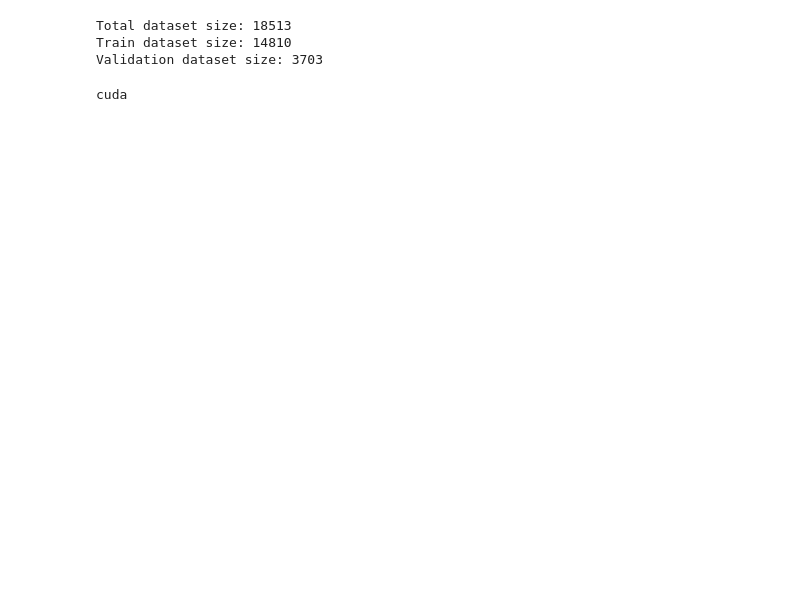
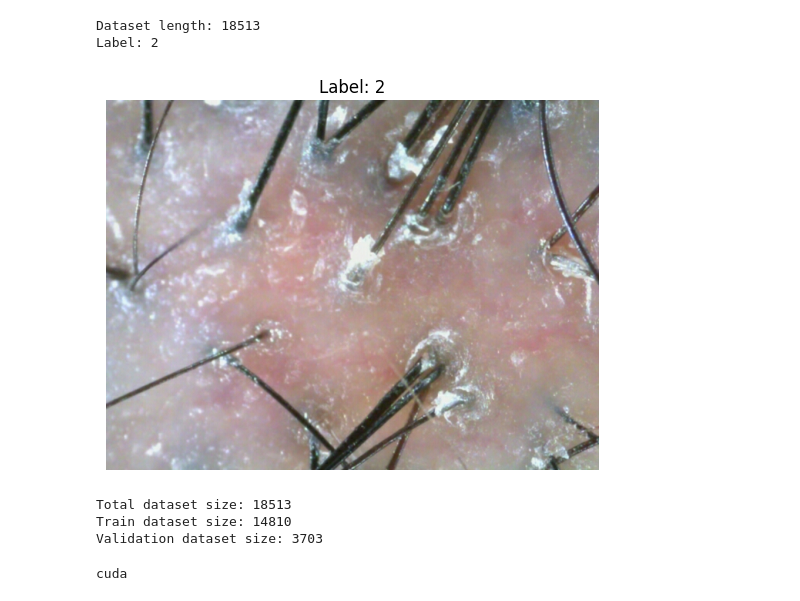
Before and after one commit to Ai-BT/HairLoss, a Jupyter notebook: train.ipynb, the cells around one changed output. Cells and saved outputs as stored; diff of their text form; code cells hidden in the pictures; blank space fills up the shorter version.

```diff
--- a/train.ipynb
+++ b/train.ipynb
@@ -43,22 +43,26 @@ class HairLossDataset(Dataset):
 image_dir = "./data/train/image"
 json_dir = "./data/train/json"
 # %%
-# # Dataset check
-# dataset = HairLossDataset(image_dir, json_dir)
+# Dataset check
+dataset = HairLossDataset(image_dir, json_dir)
 
-# # 데이터셋 길이 확인
-# print(f"Dataset length: {len(dataset)}")
+# 데이터셋 길이 확인
+print(f"Dataset length: {len(dataset)}")
 
-# # 데이터셋에서 첫 번째 샘플 확인
-# if len(dataset) > 0:
-#     image, label = dataset[0]
-#     print(f"Label: {label}")
-#     plt.imshow(image)
-#     plt.title(f"Label: {label}")
-#     plt.axis("off")
-#     plt.show()
-# else:
-#     print("Dataset is empty!")
+# 데이터셋에서 첫 번째 샘플 확인
+if len(dataset) > 0:
+    image, label = dataset[0]
+    print(f"Label: {label}")
+    plt.imshow(image)
+    plt.title(f"Label: {label}")
+    plt.axis("off")
+    plt.show()
+else:
+    print("Dataset is empty!")
+# %% [output]
+Dataset length: 18513
+Label: 2
+[figure, added]
 # %%
 # Transformations
 transform = transforms.Compose([
```
Also changed, not shown: parts of 1 cell of this notebook, 1 other file.
